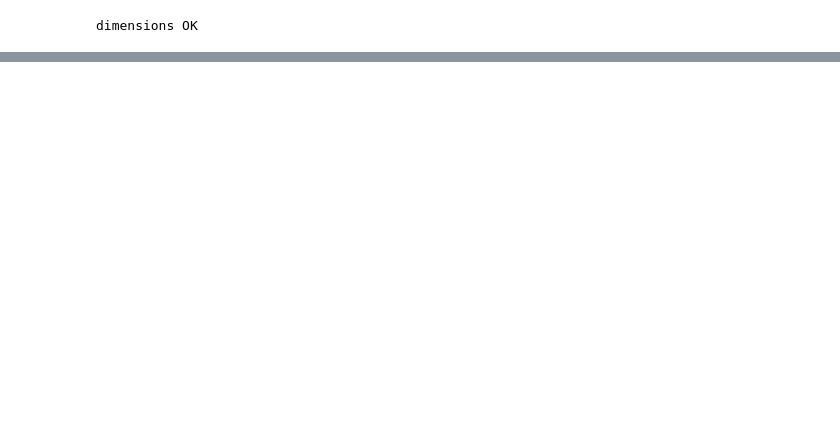
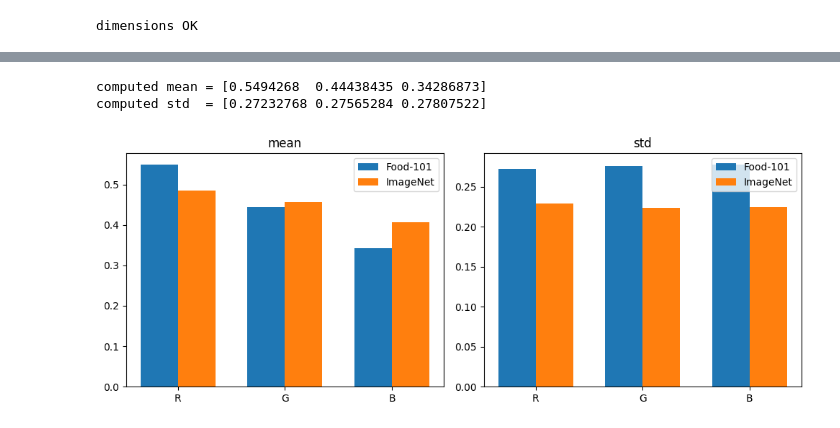
Before and after one commit to hungsvdut2k2/swin-transformer-classification, a Jupyter notebook: notebooks/phase2_data_understanding.ipynb, the cells around one changed output, grey strips where cells are left out. Drawn from its saved outputs; the diff is of its cells as text; code cells hidden in the pictures; blank space fills up the shorter version.

Commit message:
feat(phase2): notebook section 4 — per-channel pixel stats vs ImageNet

```diff
--- a/notebooks/phase2_data_understanding.ipynb
+++ b/notebooks/phase2_data_understanding.ipynb
@@ -289,0 +293,43 @@ dimensions OK
+# %%
+rng = np.random.default_rng(SEED)
+sample_idx = rng.choice(len(train_files), size=PIXEL_STATS_SAMPLE, replace=False)
+sums = np.zeros(3, dtype=np.float64)
+sumsq = np.zeros(3, dtype=np.float64)
+n_pix = 0
+for i in tqdm(sample_idx, desc='pixel stats'):
+    p = REPO_ROOT / train_files[int(i)]['filepath']
+    try:
+        with Image.open(p) as im:
+            arr = np.asarray(im.convert('RGB'), dtype=np.float64) / 255.0
+    except Exception:
+        continue
+    sums  += arr.reshape(-1, 3).sum(axis=0)
+    sumsq += (arr.reshape(-1, 3) ** 2).sum(axis=0)
+    n_pix += arr.shape[0] * arr.shape[1]
+
+mean = sums / n_pix
+std  = np.sqrt(sumsq / n_pix - mean ** 2)
+print(f'computed mean = {mean}')
+print(f'computed std  = {std}')
+# %% [output]
+computed mean = [0.5494268  0.44438435 0.34286873]
+computed std  = [0.27232768 0.27565284 0.27807522]
+# %%
+imnet_mean = np.array([0.485, 0.456, 0.406])
+imnet_std  = np.array([0.229, 0.224, 0.225])
+
+fig, axes = plt.subplots(1, 2, figsize=(10, 4))
+x = np.arange(3); w = 0.35; channels = ['R', 'G', 'B']
+axes[0].bar(x - w/2, mean, w, label='Food-101')
+axes[0].bar(x + w/2, imnet_mean, w, label='ImageNet')
+axes[0].set_xticks(x); axes[0].set_xticklabels(channels); axes[0].set_title('mean')
+axes[0].legend()
+axes[1].bar(x - w/2, std, w, label='Food-101')
+axes[1].bar(x + w/2, imnet_std, w, label='ImageNet')
+axes[1].set_xticks(x); axes[1].set_xticklabels(channels); axes[1].set_title('std')
+axes[1].legend()
+fig.tight_layout()
+fig.savefig(FIGURES_DIR / 'pixel_stats.png', dpi=150)
+plt.show()
+# %% [output]
+[figure, added]
```
Also changed, not shown: parts of 7 cells of this notebook.
